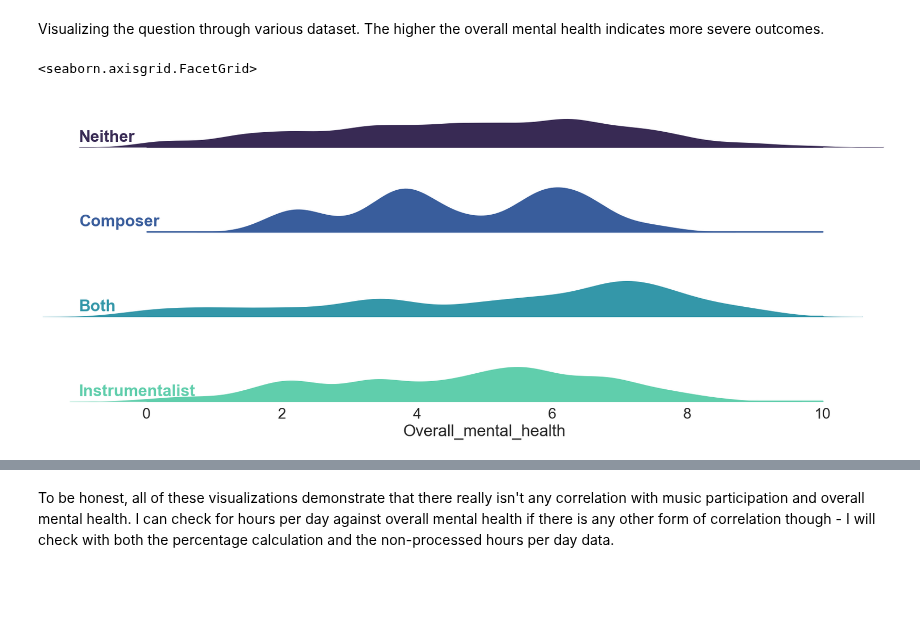
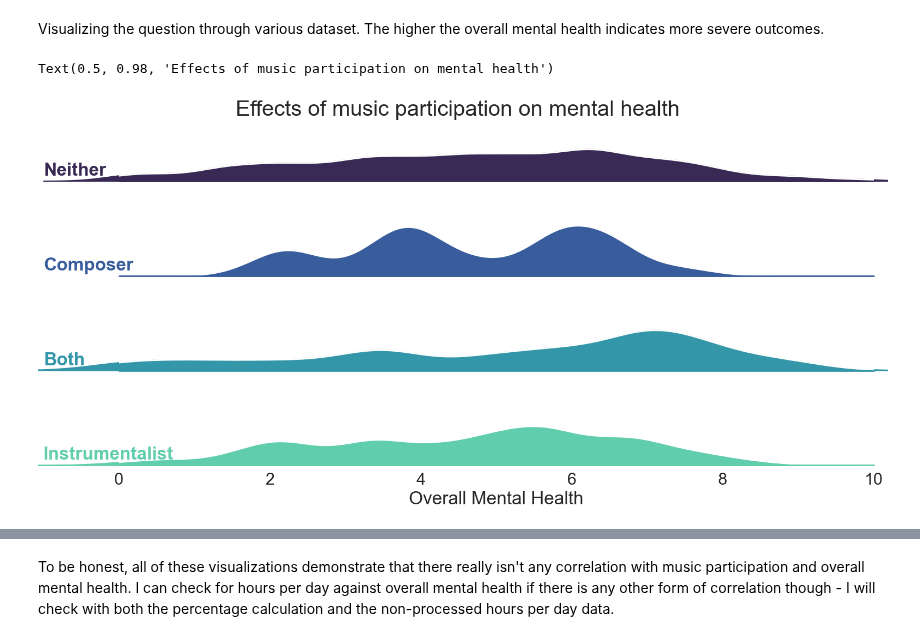
Before and after one commit to ubco-W2022T2-data301/project-group-group12, a Jupyter notebook: analysis/analysis1.ipynb, the cells around one changed output, grey strips where cells are left out. Drawn from its saved outputs; the diff is of its cells as text; code cells hidden in the pictures; blank space fills up the shorter version.

```diff
--- a/analysis/analysis1.ipynb
+++ b/analysis/analysis1.ipynb
@@ -139,7 +141,7 @@ def standardization(x):
     '''
     returning the standardized value of Hours per day based on the maximum value, standard deviation, and the mean of the dataset
     '''
-    return ((x['Hours per day']-imean)/(istd)+1)/8.470962736230923*100
+    return ((x['Hours per day']-3.6030995106035886)/(2.730156903404203)+1)/8.470962736230923*100
 # %%
 chaindf=(
     pd.read_csv('../data/raw/music_therapy_and_mental_health_survey_results (1).csv')
@@ -236,41 +238,42 @@ df
 # %% [markdown]
 Visualizing the question through various dataset. The higher the overall mental health indicates more severe outcomes.
 # %%
-import matplotlib.pyplot as plt
 sns.set_theme(style="white", rc={"axes.facecolor": (0, 0, 0, 0)}, font_scale=2
 )
 
 # Initialize the FacetGrid object
 pal = sns.cubehelix_palette(10, rot=-.25, light=.7)
 g = sns.FacetGrid(df, row="Music_Participation", hue="Music_Participation", aspect=8, height=2, palette="mako")
 
 # Draw the densities
 g.map(sns.kdeplot, "Overall_mental_health",
       bw_adjust=.5, clip_on=False,
       fill=True, alpha=1, linewidth=1.5)
-g.map(sns.kdeplot, "Overall_mental_health", clip_on=False, color="w", lw=2, bw_adjust=.5)
+g.map(sns.kdeplot, "Overall_mental_health", color="w", lw=2, bw_adjust=.5)
 
 # passing color=None to refline() uses the hue mapping
 g.refline(y=0, linewidth=2, linestyle="-", color=None, clip_on=False)
 
 
 # Define and use a simple function to label the plot in axes coordinates
 def label(x, color, label):
     ax = plt.gca()
     ax.text(-0.1, 0.2, label, fontweight="bold", color=color,
             ha="left", va="center", transform=ax.transAxes)
 
 
 g.map(label, "Overall_mental_health")
 
-# Set the subplots to overlap
+# Set the subplots to not overlap
 g.figure.subplots_adjust(hspace=.8)
 
 # Remove axes details that don't play well with overlap
 g.set_titles("")
-g.set(yticks=[], ylabel="")
+g.set(yticks=[], xlabel="Overall Mental Health", ylabel="")
+
 g.despine(bottom=True, left=True)
 g.set(xlim=(0, 10))
+plt.suptitle("Effects of music participation on mental health", y=0.98)
 # %% [output]
-<seaborn.axisgrid.FacetGrid>
+Text(0.5, 0.98, 'Effects of music participation on mental health')
-[figure, old version]
+[figure, new version]
```
Also changed, not shown: parts of 20 cells of this notebook.
